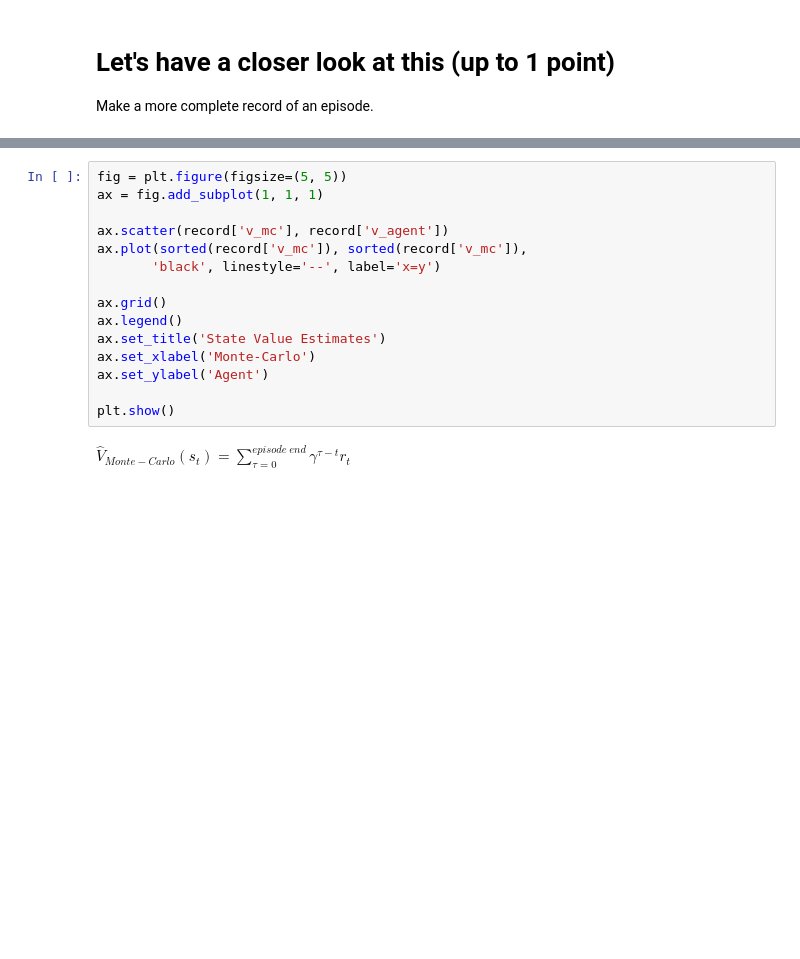
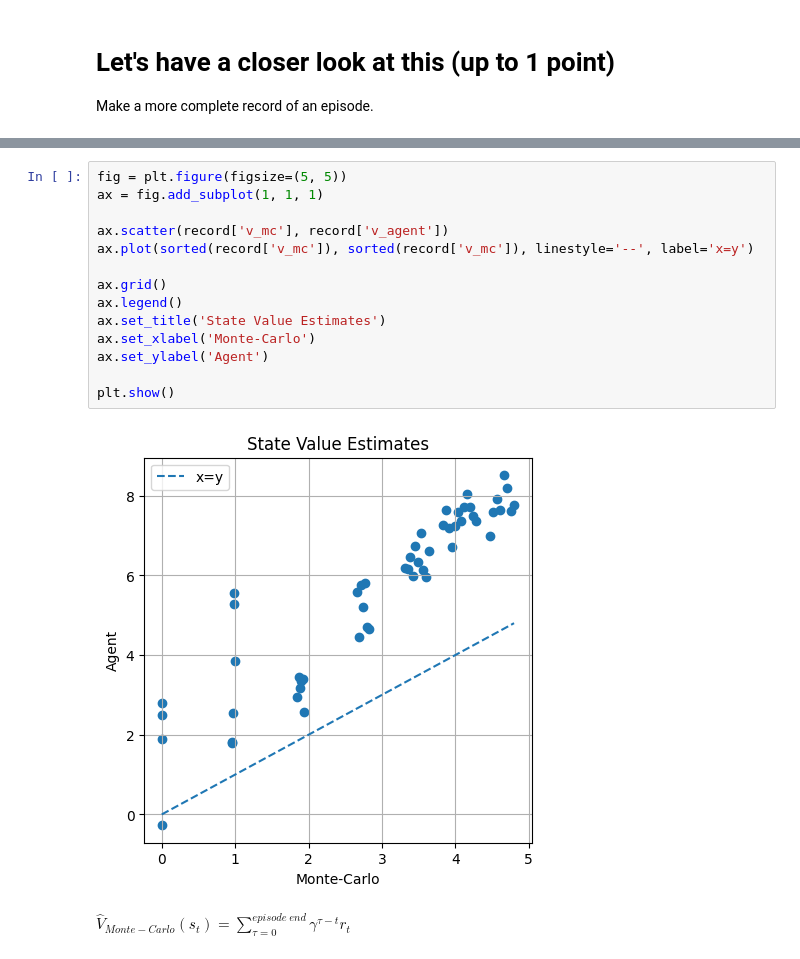
Before and after one commit to sacr1ficerq/hse-rl, a Jupyter notebook: DQN/dueling_ddqn.ipynb, the cells around one changed output, grey strips where cells are left out. Saved outputs shown, nothing was run; the diff lists cells and outputs as text; blank space fills up the shorter version.

```diff
--- a/DQN/dueling_ddqn.ipynb
+++ b/DQN/dueling_ddqn.ipynb
@@ -692,18 +726,19 @@ for key in record:
 # %%
 fig = plt.figure(figsize=(5, 5))
 ax = fig.add_subplot(1, 1, 1)
 
 ax.scatter(record['v_mc'], record['v_agent'])
-ax.plot(sorted(record['v_mc']), sorted(record['v_mc']),
-       'black', linestyle='--', label='x=y')
+ax.plot(sorted(record['v_mc']), sorted(record['v_mc']), linestyle='--', label='x=y')
 
 ax.grid()
 ax.legend()
 ax.set_title('State Value Estimates')
 ax.set_xlabel('Monte-Carlo')
 ax.set_ylabel('Agent')
 
 plt.show()
+# %% [output]
+[figure, added]
 # %% [markdown]
 $\hat V_{Monte-Carlo}(s_t) = \sum_{\tau=0}^{episode~end} \gamma^{\tau-t}r_t$
 # %% [markdown]
```
Also changed, not shown: parts of 27 cells of this notebook, 3 other files.
